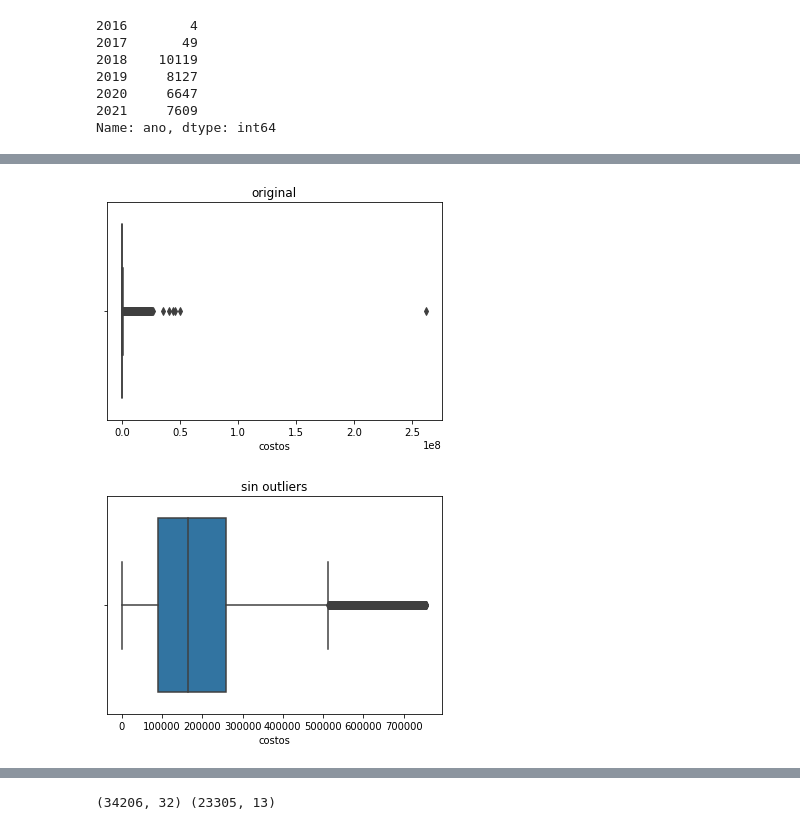
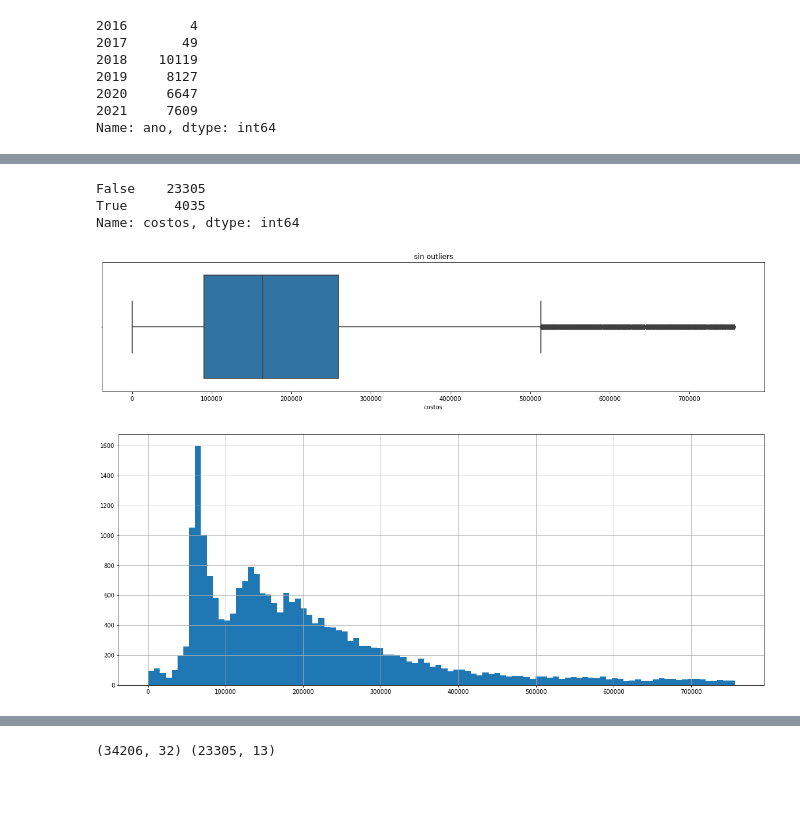
Before and after one commit to dherrerambo/analisis-de-datos-avanzados, a Jupyter notebook: Clase 7 - Regressions/tarea/tarea-clase7-costo atencion hosp.ipynb, the cells around one changed output, grey strips where cells are left out. Cells and saved outputs as stored; diff of their text form; code cells hidden in the pictures; blank space fills up the shorter version.

```diff
--- a/Clase 7 - Regressions/tarea/tarea-clase7-costo atencion hosp.ipynb
+++ b/Clase 7 - Regressions/tarea/tarea-clase7-costo atencion hosp.ipynb
@@ -166,17 +178,11 @@ def get_outliers(data):
     if ma>data.max(): ma = data.max()
     outliers = data.between(mi,ma)==False
     return outliers
-# %%
-## remove outliers
-outliers = get_outliers(data0[target])
-outliers.value_counts()
-sns.boxplot(data0[target]);
-plt.title("original")
-plt.show()
-data0 = data0[~outliers]
-sns.boxplot(data0[target]);
-plt.title("sin outliers")
-plt.show()
-# %% [output]
-[figure, removed]
-[figure, removed]
+# %%
+## remove outliers
+outliers = get_outliers(data0[target])
+print(outliers.value_counts())
+# %% [output]
+False    23305
+True      4035
+Name: costos, dtype: int64
@@ -182,0 +191,12 @@ plt.show()
+# %%
+plt.figure(figsize=(20,4))
+sns.boxplot(data0[target]);
+plt.title("sin outliers")
+plt.show()
+# %% [output]
+[figure, added]
+# %%
+plt.figure(figsize=(20,8))
+data0['costos'].hist(bins=100);
+# %% [output]
+[figure, added]
```
Also changed, not shown: parts of 6 cells of this notebook, 1 other file.
